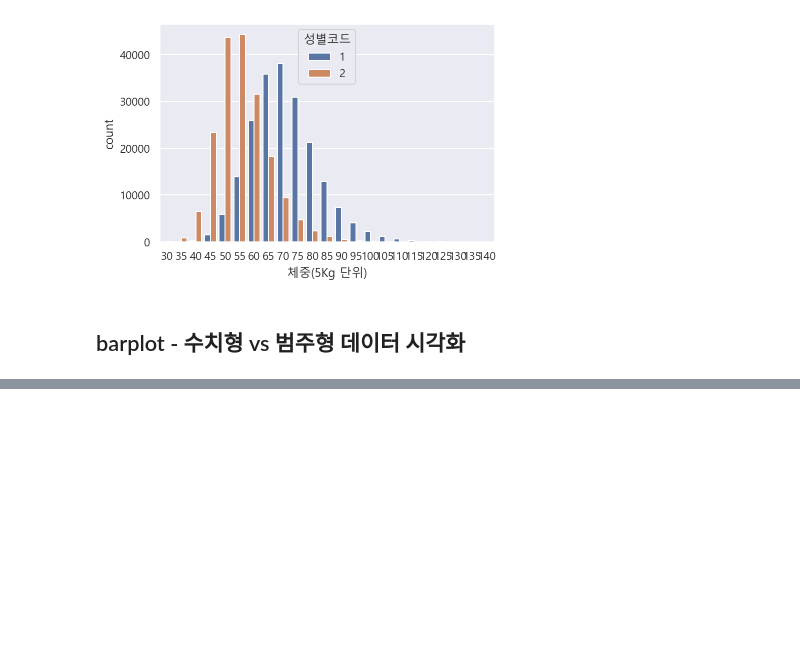
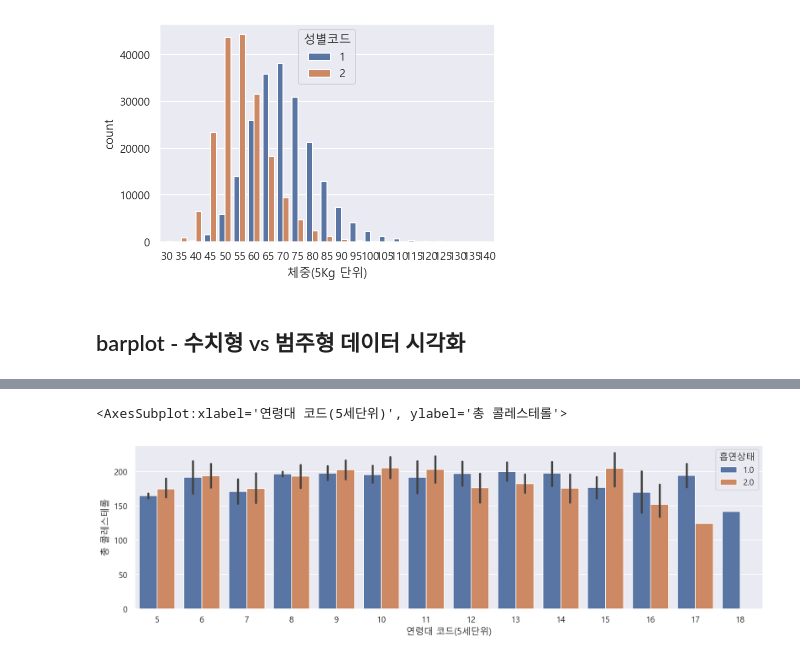
Before and after one commit to tree698/Data_Analysis, a Jupyter notebook: 1. Health Check/Untitled.ipynb, the cells around one changed output, grey strips where cells are left out. Saved outputs shown, nothing was run; the diff lists cells and outputs as text; code cells hidden in the pictures; blank space fills up the shorter version.

```diff
--- a/1. Health Check/Untitled.ipynb
+++ b/1. Health Check/Untitled.ipynb
@@ -547,3 +552,11 @@ sns.countplot(data=df, x="체중(5Kg 단위)", hue="성별코드")
 # %%
 # 연령대코드와 총 콜레스테롤을 봅니다
 # 콜레스테롤과 연령대코드(5세 단위)를 흡연상태에 따라 barplot로 그립니다
+
+# 신뢰구간  ci = none / 95 (95%) / "sd"(표준편차)
+
+plt.figure(figsize=(15,4))
+sns.barplot(data=df_sample, x="연령대 코드(5세단위)", y="총 콜레스테롤", hue="흡연상태")
+# %% [output]
+<AxesSubplot:xlabel='연령대 코드(5세단위)', ylabel='총 콜레스테롤'>
+[figure, added]
```
Also changed, not shown: parts of 11 cells of this notebook.
